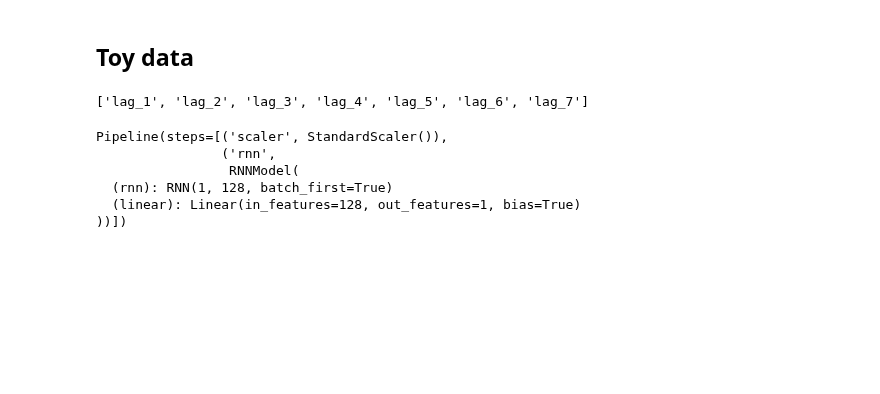
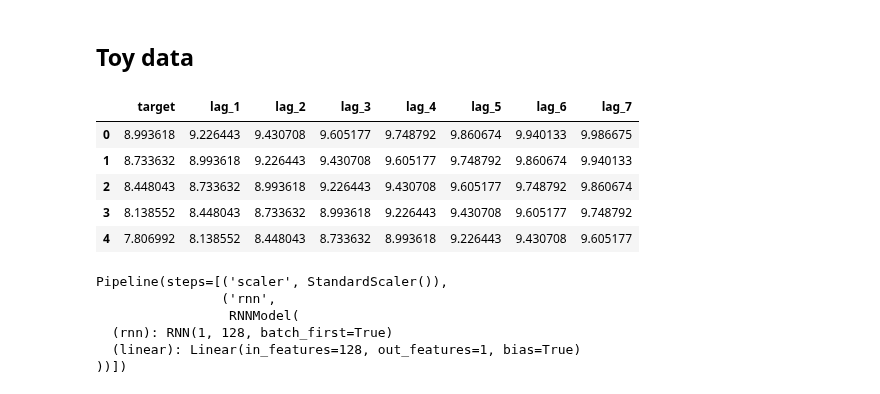
Before and after one commit to igor-cheb/retail_sales_prediction, a Jupyter notebook: modelling.ipynb, the cells around one changed output. Cells and saved outputs as stored; diff of their text form; code cells hidden in the pictures; blank space fills up the shorter version.

```diff
--- a/modelling.ipynb
+++ b/modelling.ipynb
@@ -400,9 +400,14 @@ Let's first implement rnn using only target lag features on toy data
 ## Toy data
 # %%
 fake_df, rnn_feats = construct_fake_df(df_len=1000, lookback_window=7, lags_list=[])
-rnn_feats
+fake_df.head()
 # %% [output]
-['lag_1', 'lag_2', 'lag_3', 'lag_4', 'lag_5', 'lag_6', 'lag_7']
+|  | target | lag_1 | lag_2 | lag_3 | lag_4 | lag_5 | lag_6 | lag_7 |
+| 0 | 8.993618 | 9.226443 | 9.430708 | 9.605177 | 9.748792 | 9.860674 | 9.940133 | 9.986675 |
+| 1 | 8.733632 | 8.993618 | 9.226443 | 9.430708 | 9.605177 | 9.748792 | 9.860674 | 9.940133 |
+| 2 | 8.448043 | 8.733632 | 8.993618 | 9.226443 | 9.430708 | 9.605177 | 9.748792 | 9.860674 |
+| 3 | 8.138552 | 8.448043 | 8.733632 | 8.993618 | 9.226443 | 9.430708 | 9.605177 | 9.748792 |
+| 4 | 7.806992 | 8.138552 | 8.448043 | 8.733632 | 8.993618 | 9.226443 | 9.430708 | 9.605177 |
 # %%
 rnn_pipe = Pipeline(steps=[
     ('scaler', StandardScaler()),
```
Also changed, not shown: parts of 9 cells of this notebook, 1 other file.
